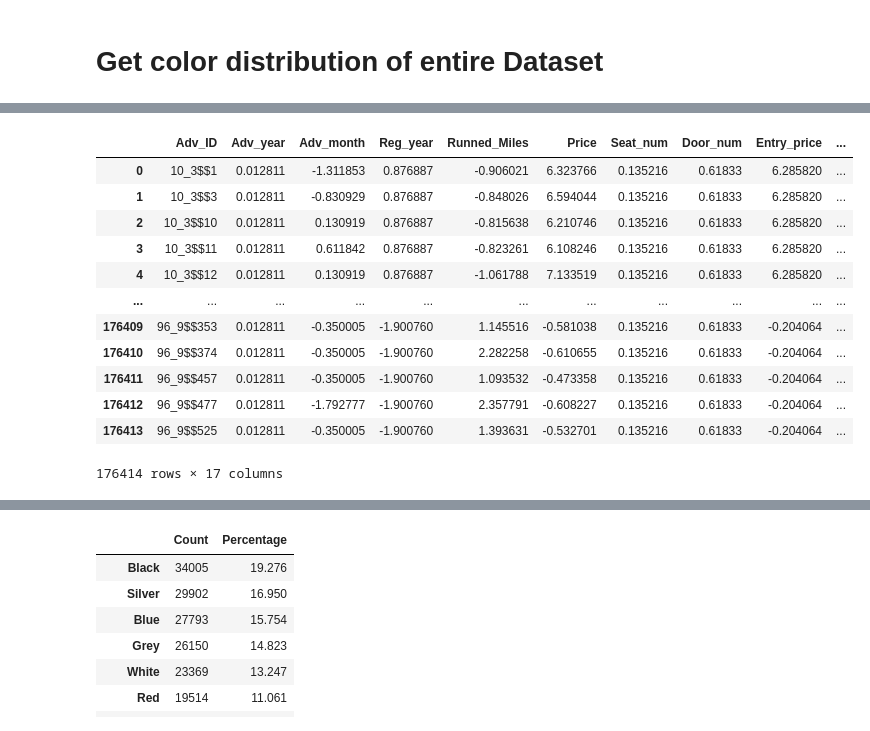
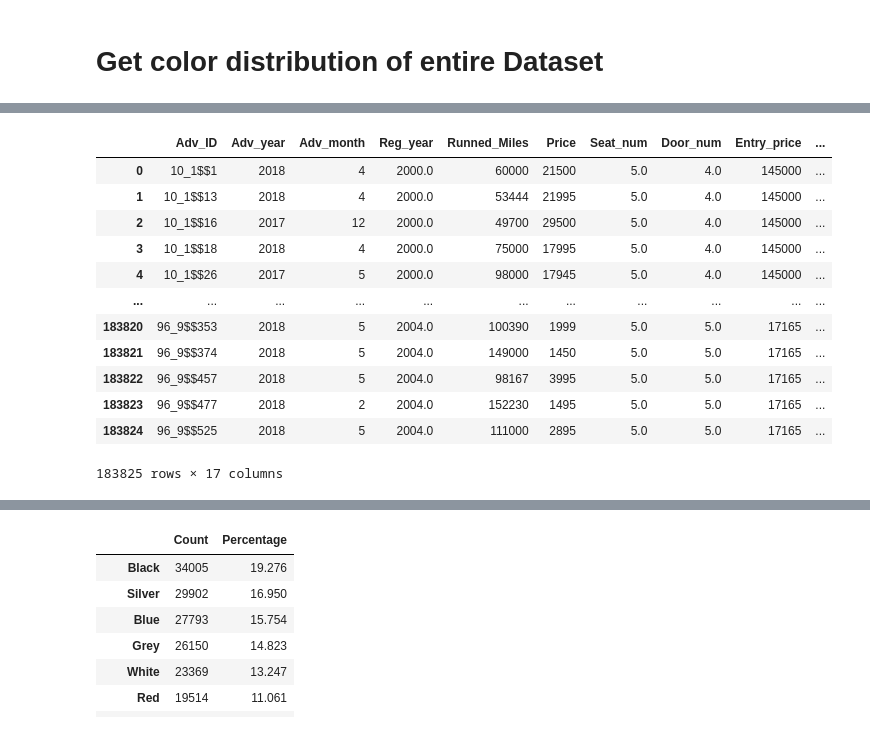
Before and after one commit to kgutjahr/STiL-TTA, a Jupyter notebook: data/create_shifted_data.ipynb, the cells around one changed output, grey strips where cells are left out. Saved outputs shown, nothing was run; the diff lists cells and outputs as text; code cells hidden in the pictures.

```diff
--- a/data/create_shifted_data.ipynb
+++ b/data/create_shifted_data.ipynb
@@ -353,20 +370,19 @@ def plot_color_distributions(df: pd.DataFrame) -> None:
 # %%
-data_path = os.path.join(FEATURES, "filtered_data_df.csv")
+data_path = os.path.join(FEATURES, "data_df_unnorm.csv")
 full_data_df = pd.read_csv(data_path)
 full_data_df = full_data_df.loc[:, ~full_data_df.columns.str.contains('^Unnamed')]
-full_data_df['Color'] = full_data_df['Color'].map(color_coding)
 full_data_df
 # %% [output]
 |  | Adv_ID | Adv_year | Adv_month | Reg_year | Runned_Miles | Price | Seat_num | Door_num | Entry_price | ... |
-| 0 | 10_3$$1 | 0.012811 | -1.311853 | 0.876887 | -0.906021 | 6.323766 | 0.135216 | 0.61833 | 6.285820 | ... |
-| 1 | 10_3$$3 | 0.012811 | -0.830929 | 0.876887 | -0.848026 | 6.594044 | 0.135216 | 0.61833 | 6.285820 | ... |
-| 2 | 10_3$$10 | 0.012811 | 0.130919 | 0.876887 | -0.815638 | 6.210746 | 0.135216 | 0.61833 | 6.285820 | ... |
-| 3 | 10_3$$11 | 0.012811 | 0.611842 | 0.876887 | -0.823261 | 6.108246 | 0.135216 | 0.61833 | 6.285820 | ... |
-| 4 | 10_3$$12 | 0.012811 | 0.130919 | 0.876887 | -1.061788 | 7.133519 | 0.135216 | 0.61833 | 6.285820 | ... |
+| 0 | 10_1$$1 | 2018 | 4 | 2000.0 | 60000 | 21500 | 5.0 | 4.0 | 145000 | ... |
+| 1 | 10_1$$13 | 2018 | 4 | 2000.0 | 53444 | 21995 | 5.0 | 4.0 | 145000 | ... |
+| 2 | 10_1$$16 | 2017 | 12 | 2000.0 | 49700 | 29500 | 5.0 | 4.0 | 145000 | ... |
+| 3 | 10_1$$18 | 2018 | 4 | 2000.0 | 75000 | 17995 | 5.0 | 4.0 | 145000 | ... |
+| 4 | 10_1$$26 | 2017 | 5 | 2000.0 | 98000 | 17945 | 5.0 | 4.0 | 145000 | ... |
 | ... | ... | ... | ... | ... | ... | ... | ... | ... | ... | ... |
-| 176409 | 96_9$$353 | 0.012811 | -0.350005 | -1.900760 | 1.145516 | -0.581038 | 0.135216 | 0.61833 | -0.204064 | ... |
-| 176410 | 96_9$$374 | 0.012811 | -0.350005 | -1.900760 | 2.282258 | -0.610655 | 0.135216 | 0.61833 | -0.204064 | ... |
-| 176411 | 96_9$$457 | 0.012811 | -0.350005 | -1.900760 | 1.093532 | -0.473358 | 0.135216 | 0.61833 | -0.204064 | ... |
-| 176412 | 96_9$$477 | 0.012811 | -1.792777 | -1.900760 | 2.357791 | -0.608227 | 0.135216 | 0.61833 | -0.204064 | ... |
-| 176413 | 96_9$$525 | 0.012811 | -0.350005 | -1.900760 | 1.393631 | -0.532701 | 0.135216 | 0.61833 | -0.204064 | ... |
+| 183820 | 96_9$$353 | 2018 | 5 | 2004.0 | 100390 | 1999 | 5.0 | 5.0 | 17165 | ... |
+| 183821 | 96_9$$374 | 2018 | 5 | 2004.0 | 149000 | 1450 | 5.0 | 5.0 | 17165 | ... |
+| 183822 | 96_9$$457 | 2018 | 5 | 2004.0 | 98167 | 3995 | 5.0 | 5.0 | 17165 | ... |
+| 183823 | 96_9$$477 | 2018 | 2 | 2004.0 | 152230 | 1495 | 5.0 | 5.0 | 17165 | ... |
+| 183824 | 96_9$$525 | 2018 | 5 | 2004.0 | 111000 | 2895 | 5.0 | 5.0 | 17165 | ... |
-176414 rows × 17 columns
+183825 rows × 17 columns
```
Also changed, not shown: parts of 17 cells of this notebook, 1 other file.
